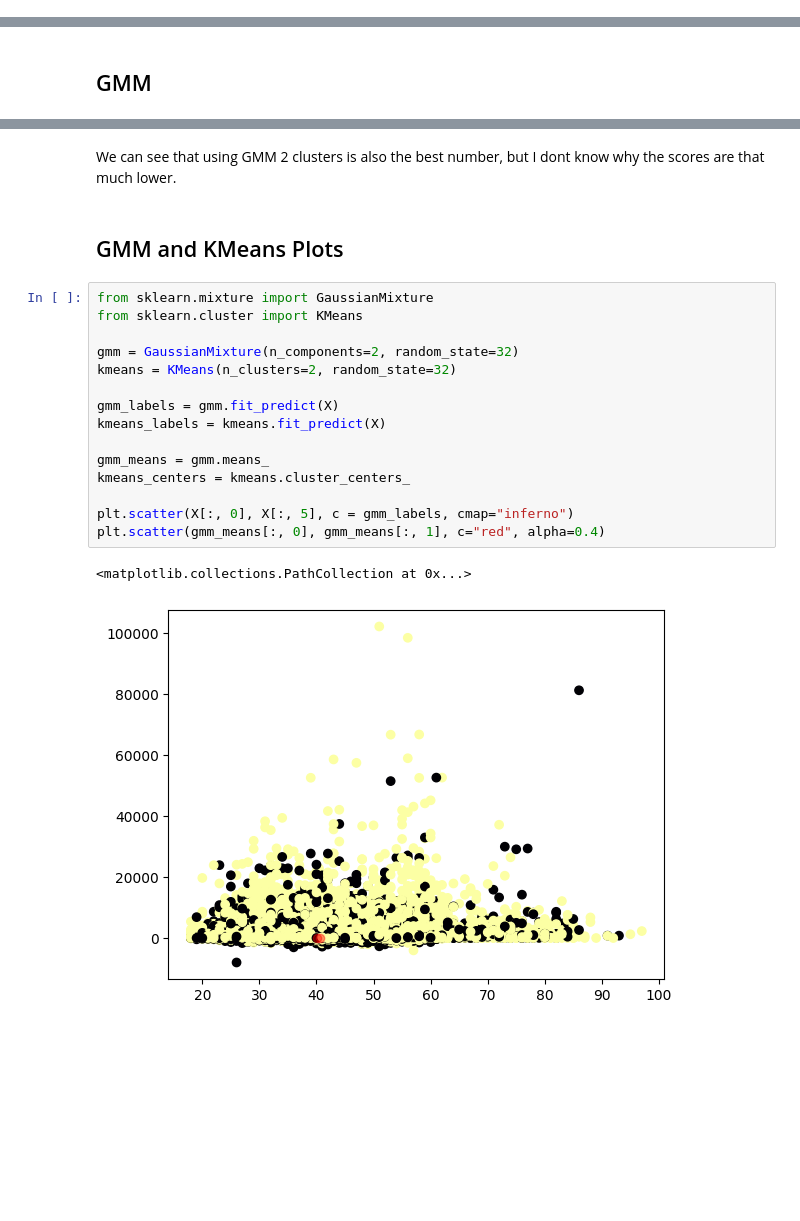
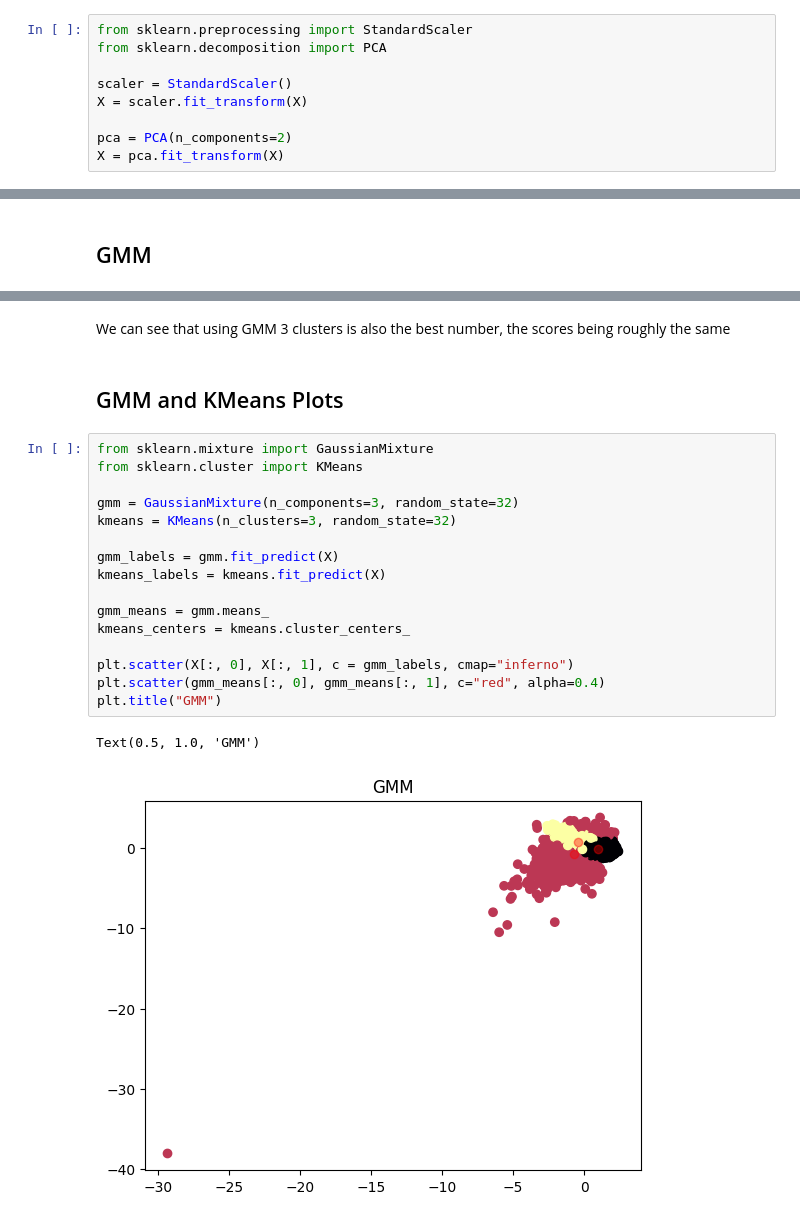
Before and after one commit to chrisistrati/Sigmoid-Homework, a Jupyter notebook: 12_gaussian_mixture_models.ipynb, the cells around one changed output, grey strips where cells are left out. Drawn from its saved outputs; the diff is of its cells as text; blank space fills up the shorter version.

```diff
--- a/12_gaussian_mixture_models.ipynb
+++ b/12_gaussian_mixture_models.ipynb
@@ -46,6 +46,15 @@ imputer = SimpleImputer(strategy="mean")
 X = imputer.fit_transform(X)
 
 # X = pd.DataFrame(X)
+# %%
+from sklearn.preprocessing import StandardScaler
+from sklearn.decomposition import PCA
+
+scaler = StandardScaler()
+X = scaler.fit_transform(X)
+
+pca = PCA(n_components=2)
+X = pca.fit_transform(X)
 # %% [markdown]
 ## KMeans
 # %%
@@ -120,22 +129,23 @@ print(scores)
 # %% [markdown]
-We can see that using GMM 2 clusters is also the best number, but I dont know why the scores are that much lower.
+We can see that using GMM 3 clusters is also the best number, the scores being roughly the same
 # %% [markdown]
 ## GMM and KMeans Plots
 # %%
 from sklearn.mixture import GaussianMixture
 from sklearn.cluster import KMeans
 
-gmm = GaussianMixture(n_components=2, random_state=32)
-kmeans = KMeans(n_clusters=2, random_state=32)
+gmm = GaussianMixture(n_components=3, random_state=32)
+kmeans = KMeans(n_clusters=3, random_state=32)
 
 gmm_labels = gmm.fit_predict(X)
 kmeans_labels = kmeans.fit_predict(X)
 
 gmm_means = gmm.means_
 kmeans_centers = kmeans.cluster_centers_
 
-plt.scatter(X[:, 0], X[:, 5], c = gmm_labels, cmap="inferno")
+plt.scatter(X[:, 0], X[:, 1], c = gmm_labels, cmap="inferno")
 plt.scatter(gmm_means[:, 0], gmm_means[:, 1], c="red", alpha=0.4)
+plt.title("GMM")
 # %% [output]
-<matplotlib.collections.PathCollection at 0x...>
+Text(0.5, 1.0, 'GMM')
-[figure, old version]
+[figure, new version]
```
Also changed, not shown: parts of 9 cells of this notebook.
